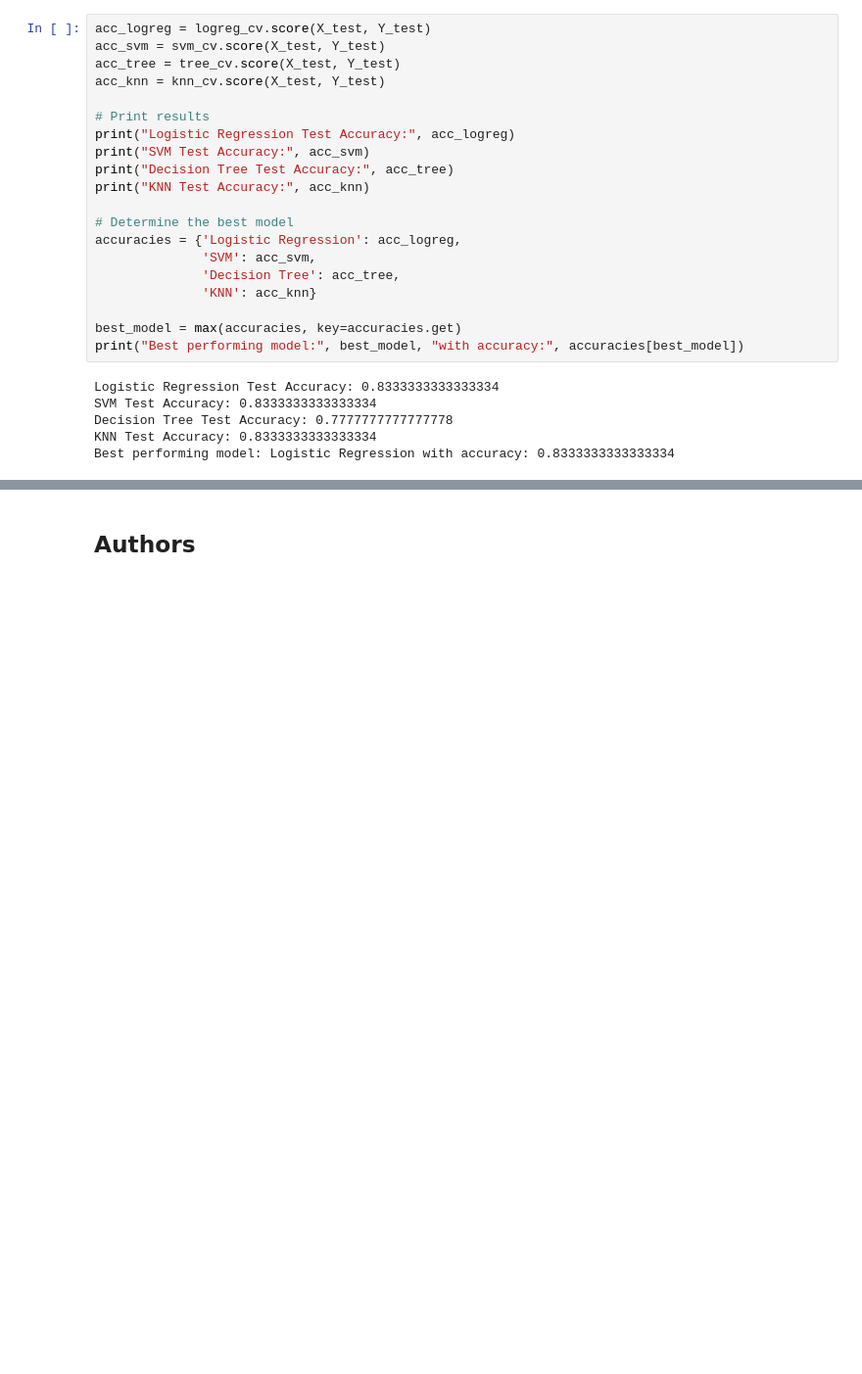
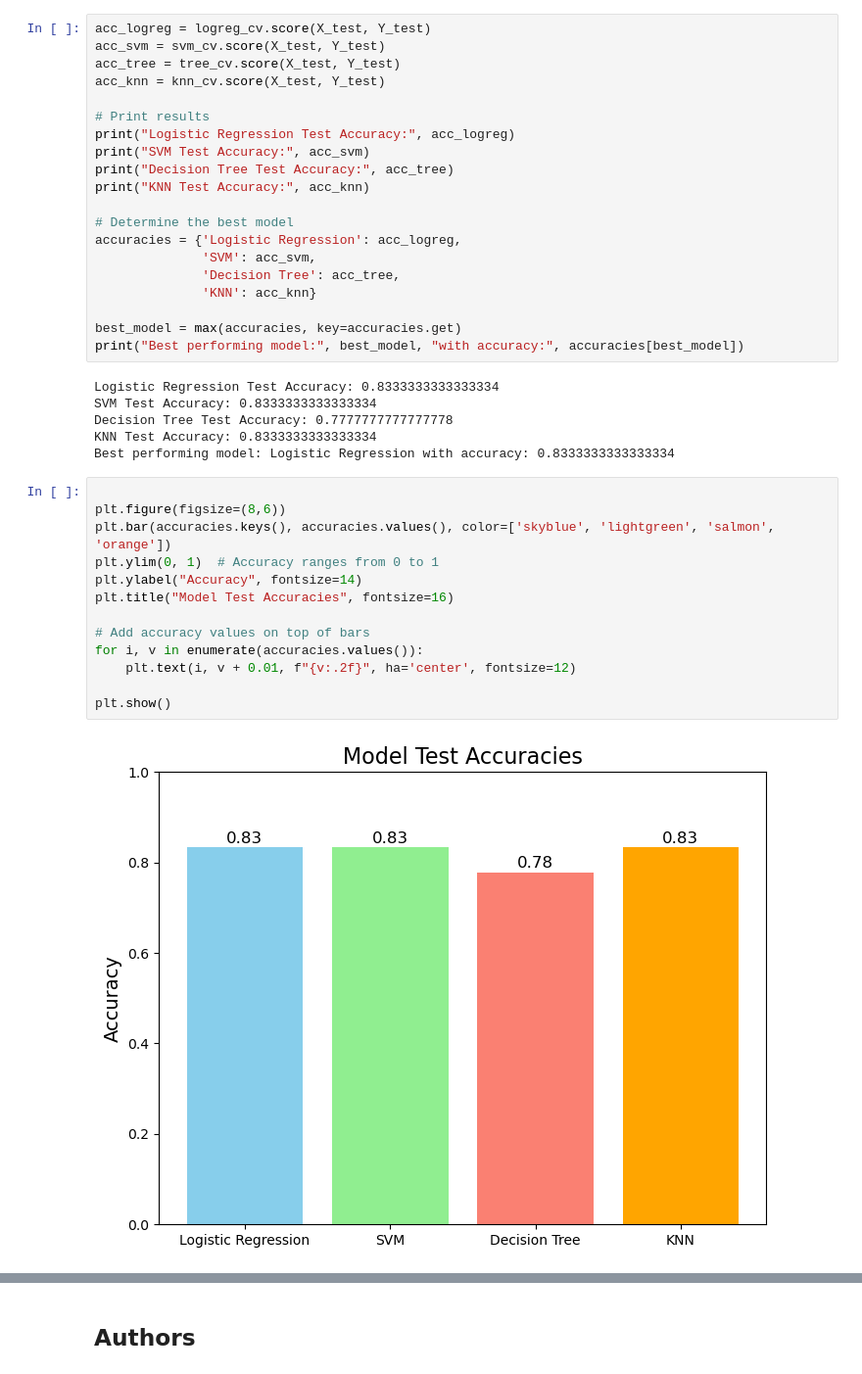
Before and after one commit to JoaoMTomas/IBM-Data-Science-Capstone-Project, a Jupyter notebook: Hands on Lab Complete the Machine Learning Prediction lab.ipynb, the cells around one changed output, grey strips where cells are left out. Shown at 98% size. Cells and saved outputs as stored; diff of their text form; blank space fills up the shorter version.

```diff
--- a/Hands on Lab Complete the Machine Learning Prediction lab.ipynb
+++ b/Hands on Lab Complete the Machine Learning Prediction lab.ipynb
@@ -387,3 +387,18 @@ SVM Test Accuracy: 0.8333333333333334
 Decision Tree Test Accuracy: 0.7777777777777778
 KNN Test Accuracy: 0.8333333333333334
 Best performing model: Logistic Regression with accuracy: 0.8333333333333334
+# %%
+
+plt.figure(figsize=(8,6))
+plt.bar(accuracies.keys(), accuracies.values(), color=['skyblue', 'lightgreen', 'salmon', 'orange'])
+plt.ylim(0, 1)  # Accuracy ranges from 0 to 1
+plt.ylabel("Accuracy", fontsize=14)
+plt.title("Model Test Accuracies", fontsize=16)
+
+# Add accuracy values on top of bars
+for i, v in enumerate(accuracies.values()):
+    plt.text(i, v + 0.01, f"{v:.2f}", ha='center', fontsize=12)
+
+plt.show()
+# %% [output]
+[figure, added]
```
Also changed, not shown: parts of 4 cells of this notebook.
